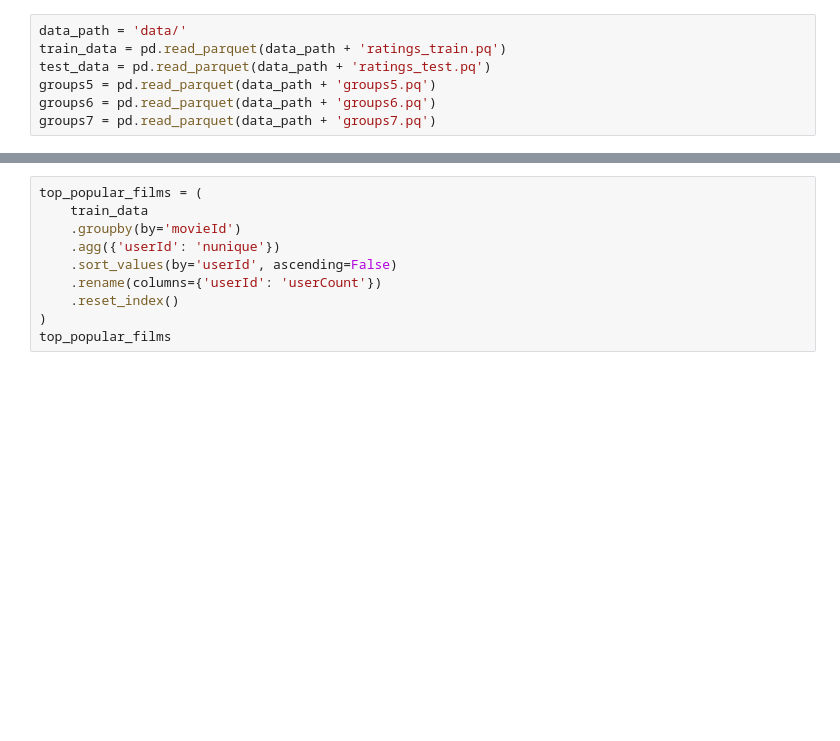
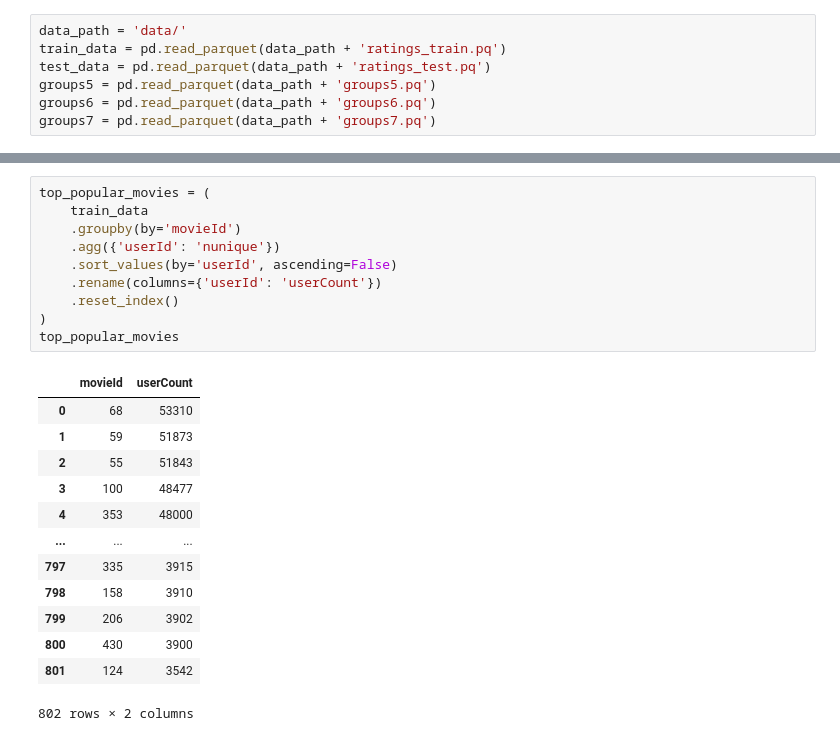
Before and after one commit to Wander1ngW1nd/MoviesGRS_MFDP, a Jupyter notebook: baseline.ipynb, the cells around one changed output, grey strips where cells are left out. Cells and saved outputs as stored; diff of their text form; blank space fills up the shorter version.

```diff
--- a/baseline.ipynb
+++ b/baseline.ipynb
@@ -29,11 +51,25 @@ task = clearml.Task.init(
 # %%
-top_popular_films = (
+top_popular_movies = (
     train_data
     .groupby(by='movieId')
     .agg({'userId': 'nunique'})
     .sort_values(by='userId', ascending=False)
     .rename(columns={'userId': 'userCount'})
     .reset_index()
 )
-top_popular_films
+top_popular_movies
+# %% [output]
+|  | movieId | userCount |
+| 0 | 68 | 53310 |
+| 1 | 59 | 51873 |
+| 2 | 55 | 51843 |
+| 3 | 100 | 48477 |
+| 4 | 353 | 48000 |
+| ... | ... | ... |
+| 797 | 335 | 3915 |
+| 798 | 158 | 3910 |
+| 799 | 206 | 3902 |
+| 800 | 430 | 3900 |
+| 801 | 124 | 3542 |
+802 rows × 2 columns
 # %%
```
Also changed, not shown: parts of 30 cells of this notebook.
